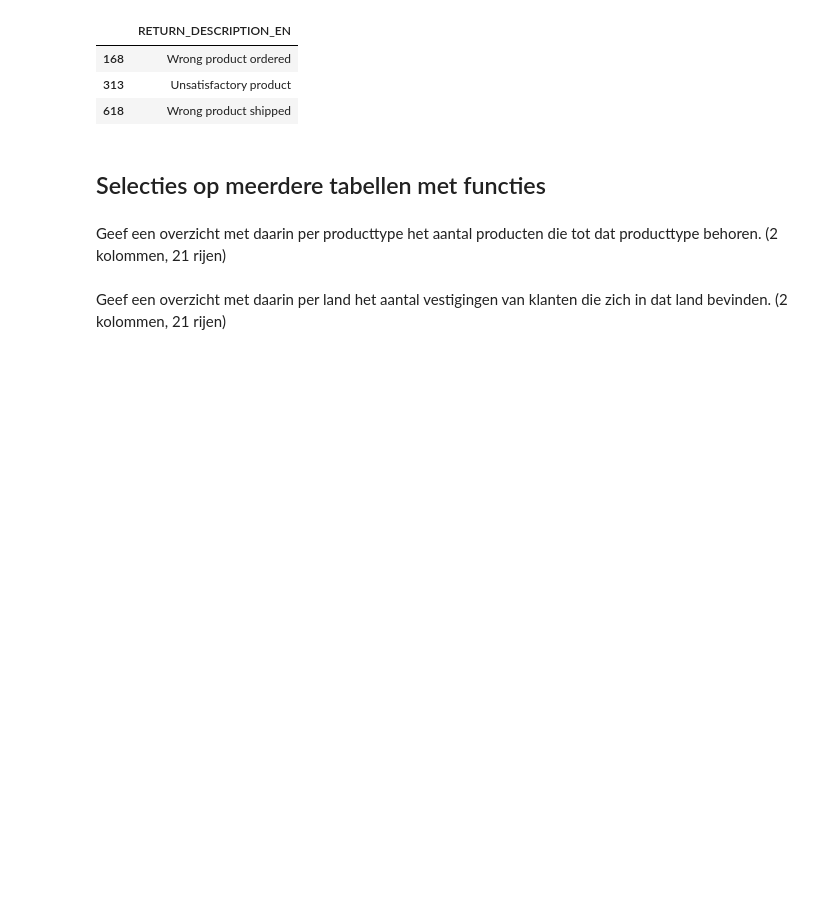
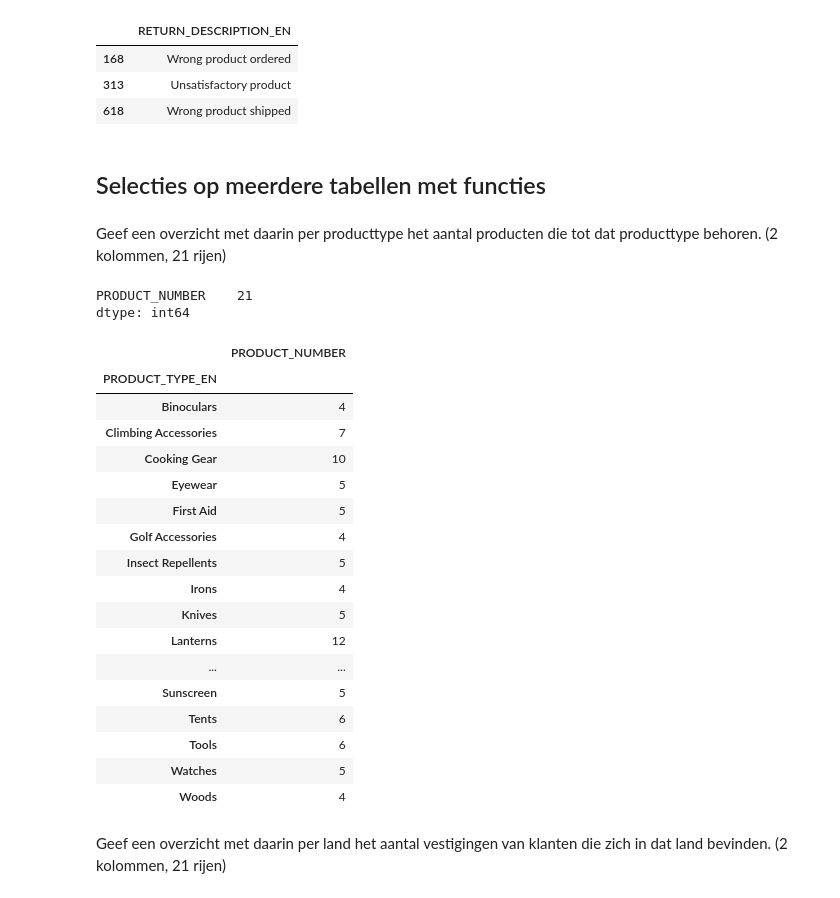
Before and after one commit to DKnightAnon/DEDS_repository, a Jupyter notebook: Practicum_2.3_Opdrachten.ipynb, the cells around one changed output. Saved outputs shown, nothing was run; the diff lists cells and outputs as text; code cells hidden in the pictures; blank space fills up the shorter version.

```diff
--- a/Practicum_2.3_Opdrachten.ipynb
+++ b/Practicum_2.3_Opdrachten.ipynb
@@ -551,5 +548,34 @@ returnReason_ItemReturnedGreaterThan90Percent()
 ## Selecties op meerdere tabellen met functies
 # %% [markdown]
 Geef een overzicht met daarin per producttype het aantal producten die tot dat producttype behoren. (2 kolommen, 21 rijen)
+# %%
+def products_per_type() :
+    product_productTypes = pd.merge(product,product_type,left_on="PRODUCT_TYPE_CODE",how="left",right_on="PRODUCT_TYPE_CODE")
+    products_per_type = pd.DataFrame(product_productTypes.groupby("PRODUCT_TYPE_EN")["PRODUCT_NUMBER"].count())
+    print(products_per_type.count())
+    display(products_per_type)
+
+products_per_type()
+# %% [output]
+PRODUCT_NUMBER    21
+dtype: int64
+|  | PRODUCT_NUMBER |
+| PRODUCT_TYPE_EN |  |
+| Binoculars | 4 |
+| Climbing Accessories | 7 |
+| Cooking Gear | 10 |
+| Eyewear | 5 |
+| First Aid | 5 |
+| Golf Accessories | 4 |
+| Insect Repellents | 5 |
+| Irons | 4 |
+| Knives | 5 |
+| Lanterns | 12 |
+| ... | ... |
+| Sunscreen | 5 |
+| Tents | 6 |
+| Tools | 6 |
+| Watches | 5 |
+| Woods | 4 |
 # %% [markdown]
 Geef een overzicht met daarin per land het aantal vestigingen van klanten die zich in dat land bevinden. (2 kolommen, 21 rijen)
```
Also changed, not shown: parts of 7 cells of this notebook.
